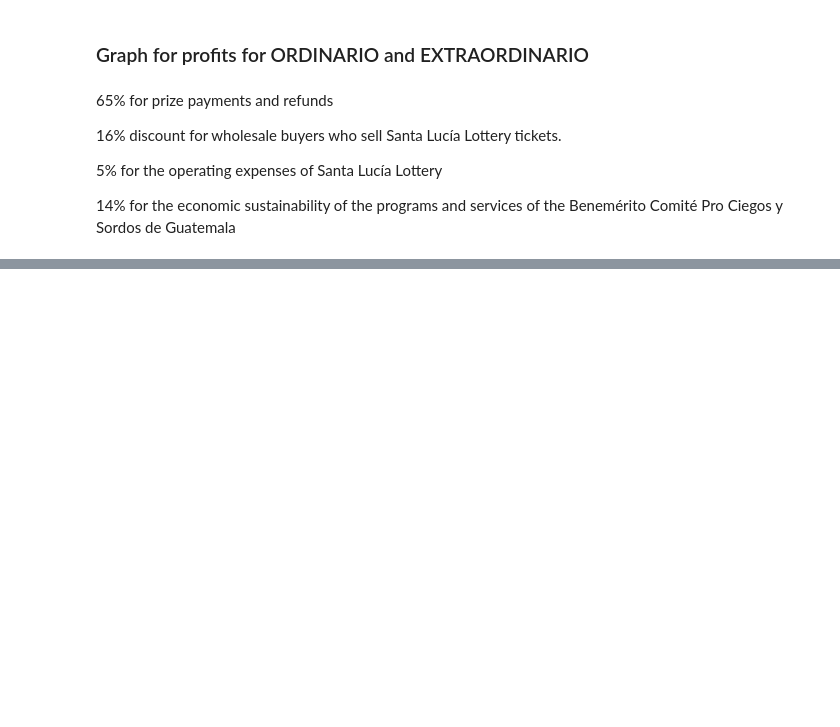
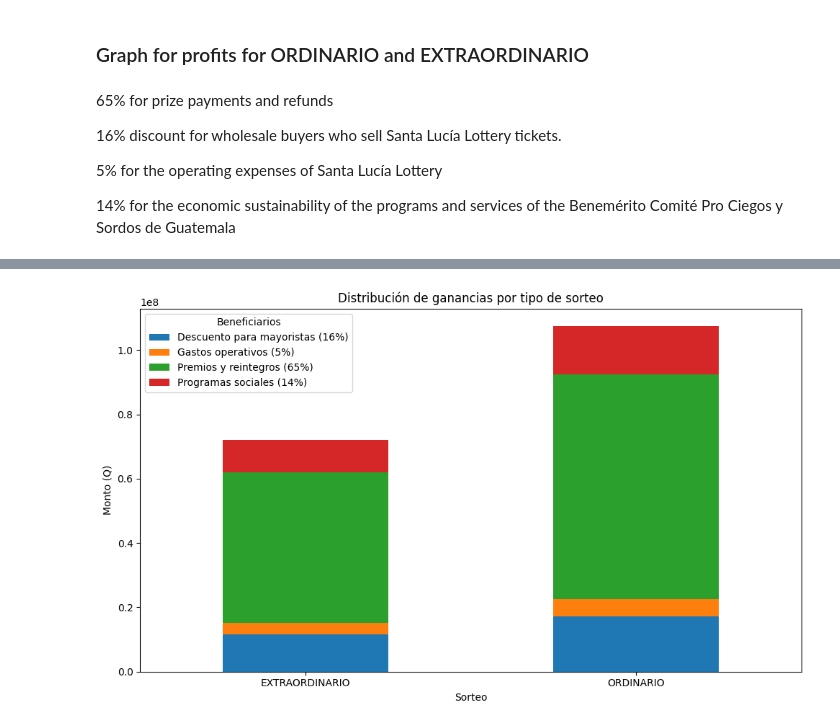
Before and after one commit to AngelDHackerman/santa-lucia-data-analysis-manual, a Jupyter notebook: notebooks/visualization_sorteos_premios.ipynb, the cells around one changed output, grey strips where cells are left out. Cells and saved outputs as stored; diff of their text form; code cells hidden in the pictures; blank space fills up the shorter version.

Commit message:
calculated percentages and amount of beneficiary parties

```diff
--- a/notebooks/visualization_sorteos_premios.ipynb
+++ b/notebooks/visualization_sorteos_premios.ipynb
@@ -601,3 +601,28 @@ In the worst case scenario: The total average profit of 'EXTRAORDINARIO' draws i
 5% for the operating expenses of Santa Lucía Lottery
 
 14% for the economic sustainability of the programs and services of the Benemérito Comité Pro Ciegos y Sordos de Guatemala
+# %%
+import pandas as pd
+import matplotlib.pyplot as plt
+
+# Ejemplo de datos
+total_revenue_ordinarios = 107520000  # Q
+total_revenue_extraordinarios = 72000000  # Q
+
+# Distribución porcentual
+distribution = {
+    "Premios y reintegros (65%)": 0.65,
+    "Descuento para mayoristas (16%)": 0.16,
+    "Gastos operativos (5%)": 0.05,
+    "Programas sociales (14%)": 0.14
+}
+
+# Calcular montos absolutos
+data = []
+for sorteo, revenue in [("ORDINARIO", total_revenue_ordinarios), ("EXTRAORDINARIO", total_revenue_extraordinarios)]:
+    for benef, perc in distribution.items():
+        data.append({"Sorteo": sorteo, "Beneficiario": benef, "Monto (Q)": revenue * perc})
+
+# Crear un DataFrame
+df_beneficiarios = pd.DataFrame(data)
+print(df_beneficiarios)
@@ -603,0 +639,14 @@ In the worst case scenario: The total average profit of 'EXTRAORDINARIO' draws i
+# %%
+# Preparar datos para la gráfica
+pivot_df = df_beneficiarios.pivot(index="Sorteo", columns="Beneficiario", values="Monto (Q)")
+
+# Crear la gráfica
+pivot_df.plot(kind="bar", stacked=True, figsize=(10, 6))
+plt.title("Distribución de ganancias por tipo de sorteo")
+plt.ylabel("Monto (Q)")
+plt.xticks(rotation=0)
+plt.legend(title="Beneficiarios")
+plt.tight_layout()
+plt.show()
+# %% [output]
+[figure, added]
```
Also changed, not shown: parts of 1 cell of this notebook.
